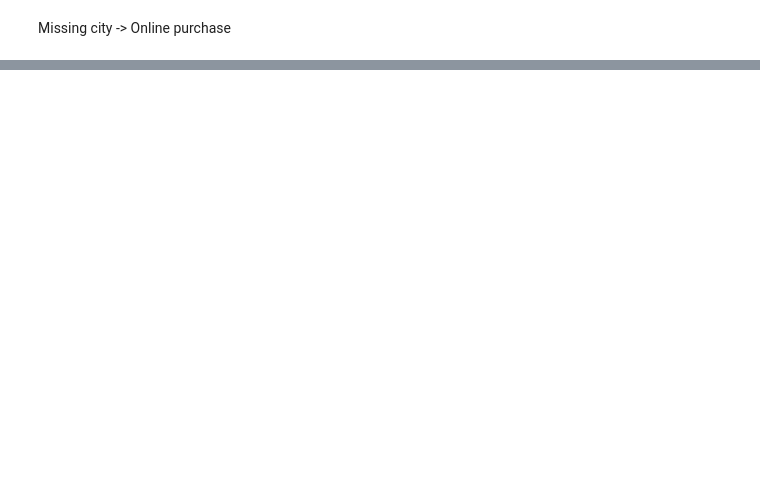
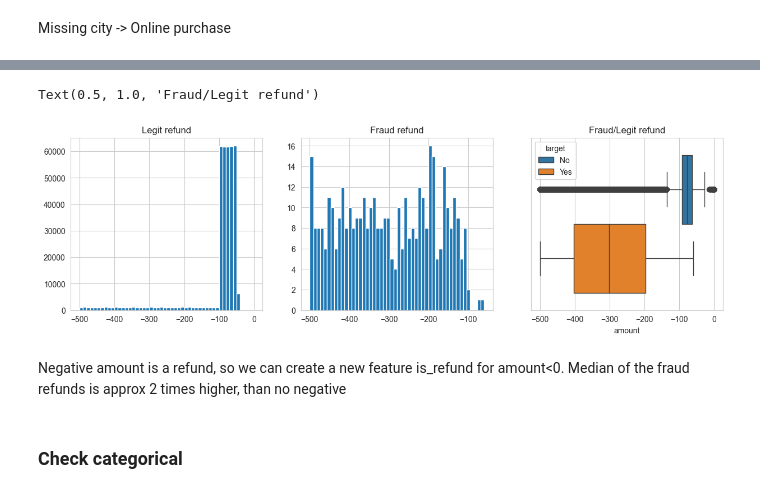
Before and after one commit to t3i8m/fraud-detection, a Jupyter notebook: notebooks/transactions_eda.ipynb, the cells around one changed output, grey strips where cells are left out. Drawn from its saved outputs; the diff is of its cells as text; code cells hidden in the pictures; blank space fills up the shorter version.

```diff
--- a/notebooks/transactions_eda.ipynb
+++ b/notebooks/transactions_eda.ipynb
@@ -137,0 +233,6 @@ tea
+# %%
+print(transactions_df[transactions_df["amount"]<0].shape)
+
+negative_amount = transactions_df[transactions_df["amount"]<0]
+for n in obj_cols:
+    print(negative_amount[n].value_counts(normalize=True))
@@ -137,0 +257,15 @@ tea
+# %%
+fig, axes = plt.subplots(1, 3, figsize=(15, 4))
+negative_amount[negative_amount['target']=='No']['amount'].hist(ax=axes[0], bins=50)
+axes[0].set_title('Legit refund')
+negative_amount[negative_amount['target']=='Yes']['amount'].hist(ax=axes[1], bins=50)
+axes[1].set_title('Fraud refund')
+sns.boxplot(data=negative_amount, x = "amount", hue="target", ax=axes[2])
+axes[2].set_title('Fraud/Legit refund')
+# %% [output]
+Text(0.5, 1.0, 'Fraud/Legit refund')
+[figure, added]
+# %% [markdown]
+Negative amount is a refund, so we can create a new feature is_refund for amount<0. Median of the fraud refunds is approx 2 times higher, than no negative
+# %% [markdown]
+### Check categorical
```
Also changed, not shown: parts of 78 cells of this notebook, 6 other files.
